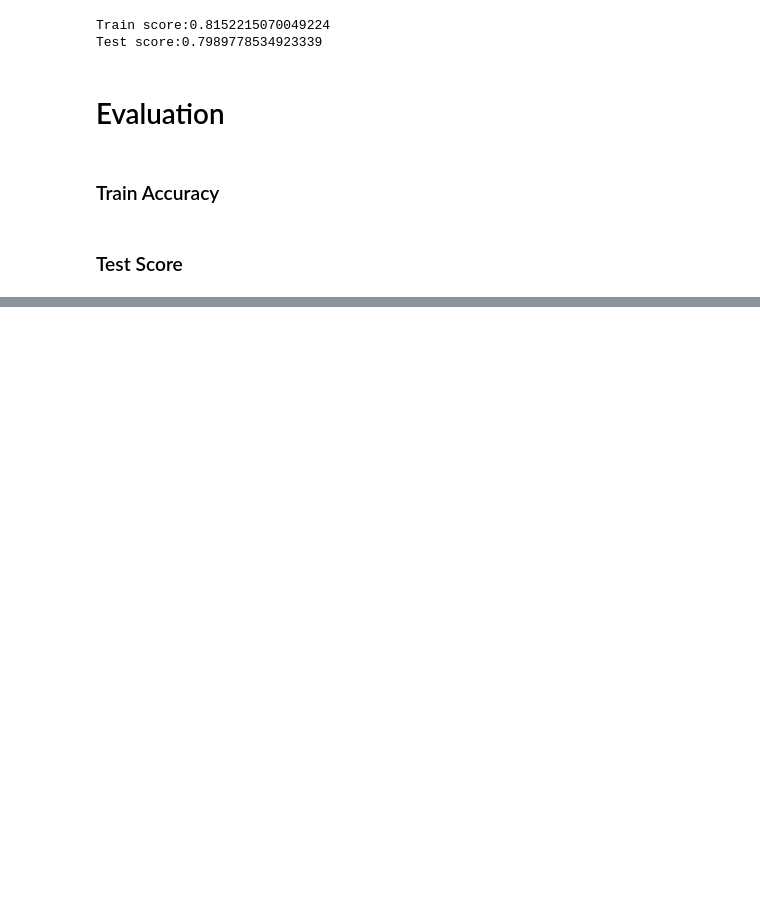
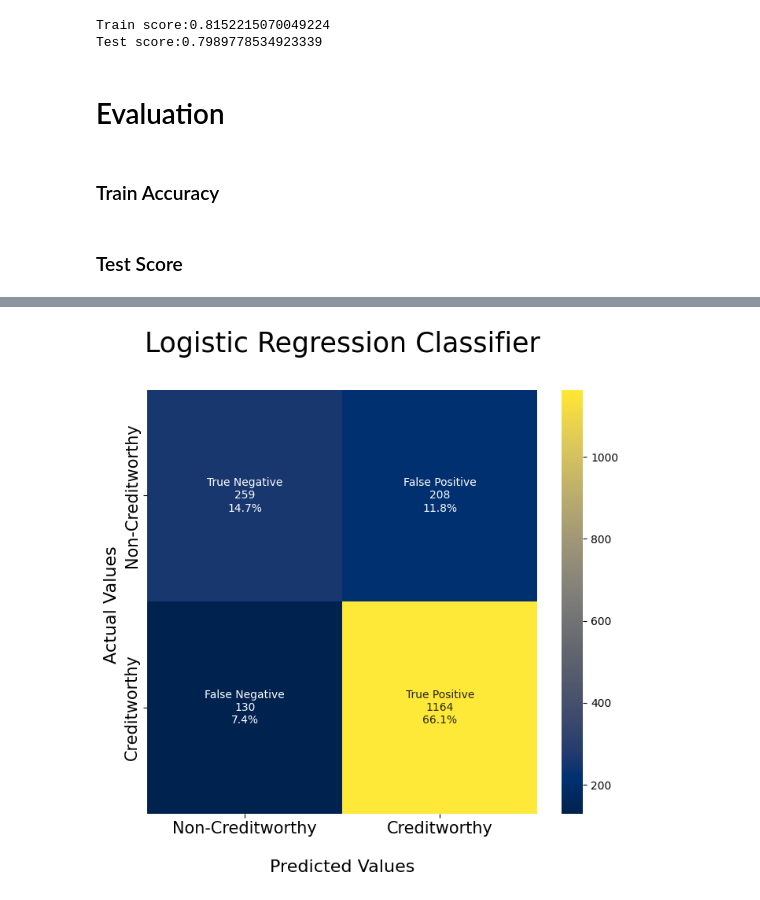
Before and after one commit to jaynaHalai/Telco_customer_churn, a Jupyter notebook: customer_churn_telco.ipynb, the cells around one changed output, grey strips where cells are left out. Cells and saved outputs as stored; diff of their text form; code cells hidden in the pictures; blank space fills up the shorter version.

```diff
--- a/customer_churn_telco.ipynb
+++ b/customer_churn_telco.ipynb
@@ -778,0 +701,4 @@ weighted avg       0.79      0.80      0.79      1761
+# %%
+plot_metric(lr_matrix,'Logistic Regression Classifier','cividis')
+# %% [output]
+[figure, added]
```
Also changed, not shown: parts of 50 cells of this notebook.
